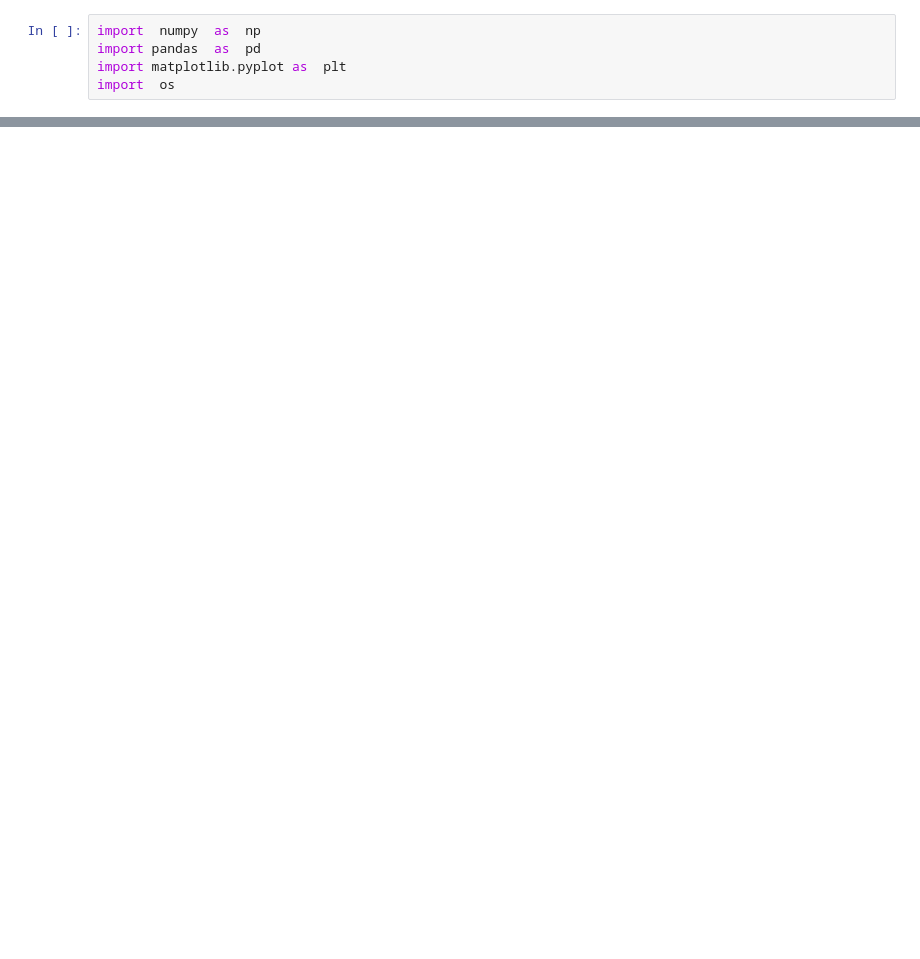
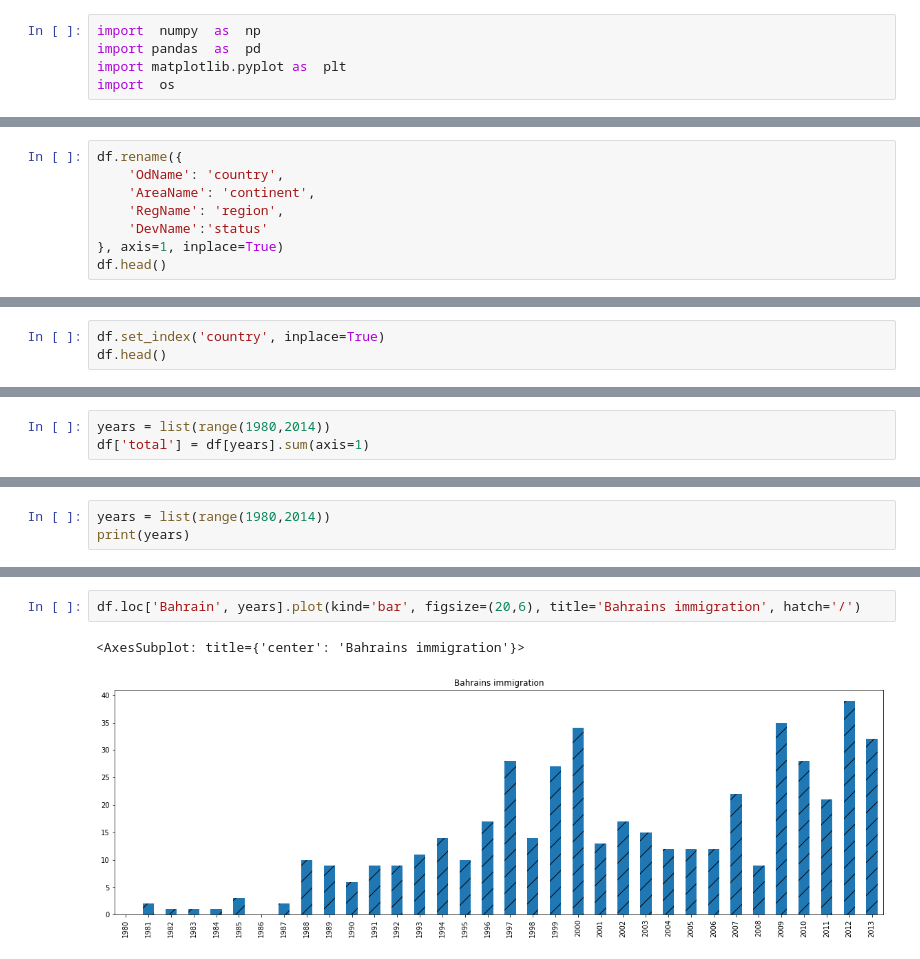
Before and after one commit to abhinavmishra01/PYTHON-DATA-SCIENCE-, a Jupyter notebook: DATA SCIENCE/data_analytics1.ipynb, the cells around one changed output, grey strips where cells are left out. Saved outputs shown, nothing was run; the diff lists cells and outputs as text; blank space fills up the shorter version.

```diff
--- a/DATA SCIENCE/data_analytics1.ipynb
+++ b/DATA SCIENCE/data_analytics1.ipynb
@@ -21,0 +203,8 @@ ValueError: Worksheet named 'Canada by citizenship' not found
+# %%
+df.rename({
+    'OdName': 'country',
+    'AreaName': 'continent',
+    'RegName': 'region',
+    'DevName':'status'
+}, axis=1, inplace=True)
+df.head()
@@ -21,0 +218,3 @@ ValueError: Worksheet named 'Canada by citizenship' not found
+# %%
+df.set_index('country', inplace=True)
+df.head()
@@ -21,0 +229,3 @@ ValueError: Worksheet named 'Canada by citizenship' not found
+# %%
+years = list(range(1980,2014))
+df['total'] = df[years].sum(axis=1)
@@ -21,0 +262,3 @@ ValueError: Worksheet named 'Canada by citizenship' not found
+# %%
+years = list(range(1980,2014))
+print(years)
@@ -21,0 +272,5 @@ ValueError: Worksheet named 'Canada by citizenship' not found
+# %%
+df.loc['Bahrain', years].plot(kind='bar', figsize=(20,6), title='Bahrains immigration', hatch='/')
+# %% [output]
+<AxesSubplot: title={'center': 'Bahrains immigration'}>
+[figure, added]
```
Also changed, not shown: parts of 38 cells of this notebook.
